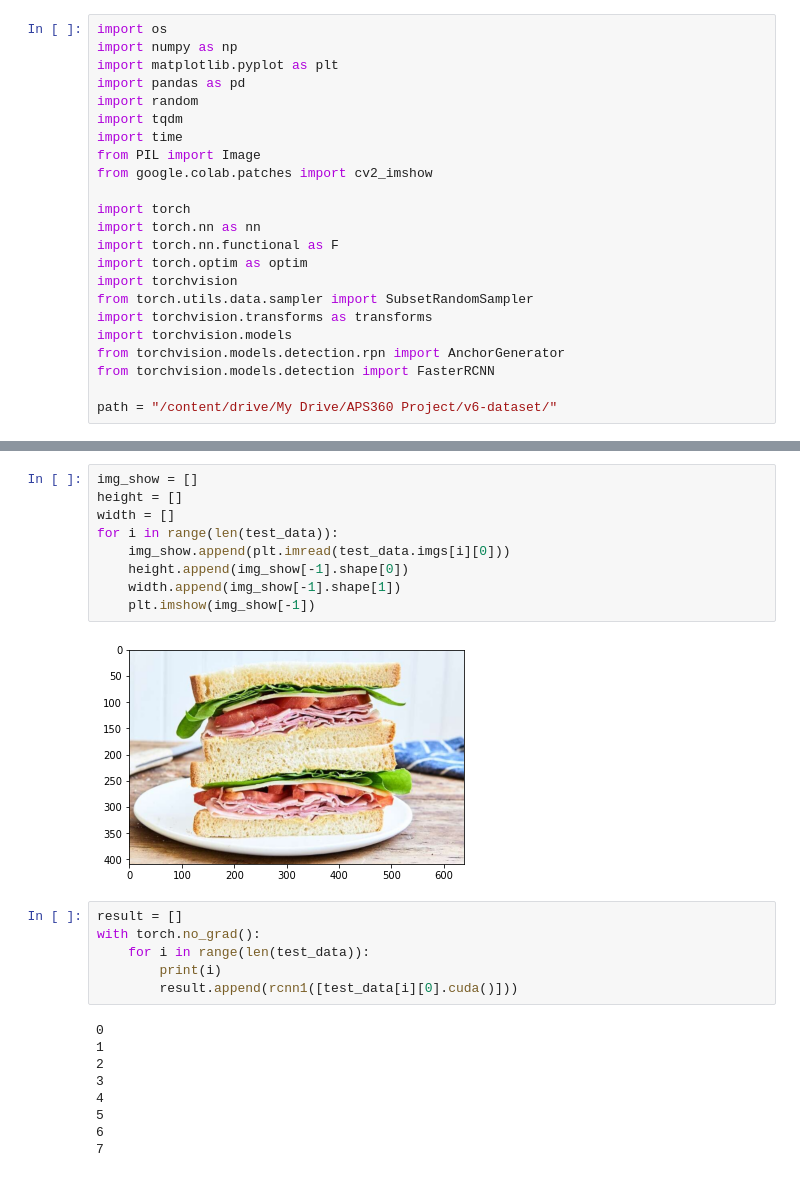
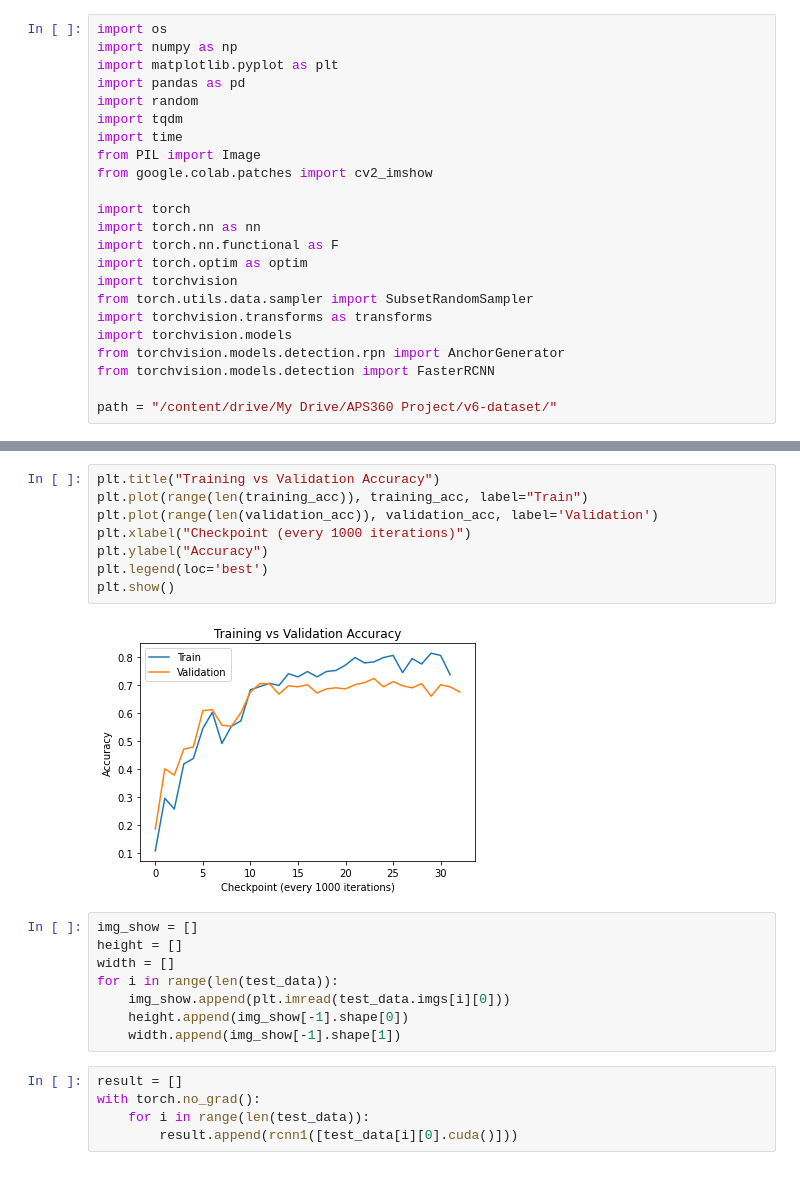
Before and after one commit to sharonlinTO/Deep-Learning-Food-Recognition-Model, a Jupyter notebook: Faster-RCNN-Tester.ipynb, the cells around one changed output, grey strips where cells are left out. Drawn from its saved outputs; the diff is of its cells as text.

```diff
--- a/Faster-RCNN-Tester.ipynb
+++ b/Faster-RCNN-Tester.ipynb
@@ -162,3 +379,13 @@ print(val_acc[-1])
+# %%
+plt.title("Training vs Validation Accuracy")
+plt.plot(range(len(training_acc)), training_acc, label="Train")
+plt.plot(range(len(validation_acc)), validation_acc, label='Validation')
+plt.xlabel("Checkpoint (every 1000 iterations)")
+plt.ylabel("Accuracy")
+plt.legend(loc='best')
+plt.show()
+# %% [output]
+[figure, added]
 # %%
 img_show = []
 height = []
@@ -167,21 +394,8 @@ for i in range(len(test_data)):
     img_show.append(plt.imread(test_data.imgs[i][0]))
     height.append(img_show[-1].shape[0])
     width.append(img_show[-1].shape[1])
-    plt.imshow(img_show[-1])
-# %% [output]
-[figure, removed]
 # %%
 result = []
 with torch.no_grad():
     for i in range(len(test_data)):
-        print(i)
         result.append(rcnn1([test_data[i][0].cuda()]))
-# %% [output]
-0
-1
-2
-3
-4
-5
-6
-7
```
Also changed, not shown: parts of 15 cells of this notebook.
